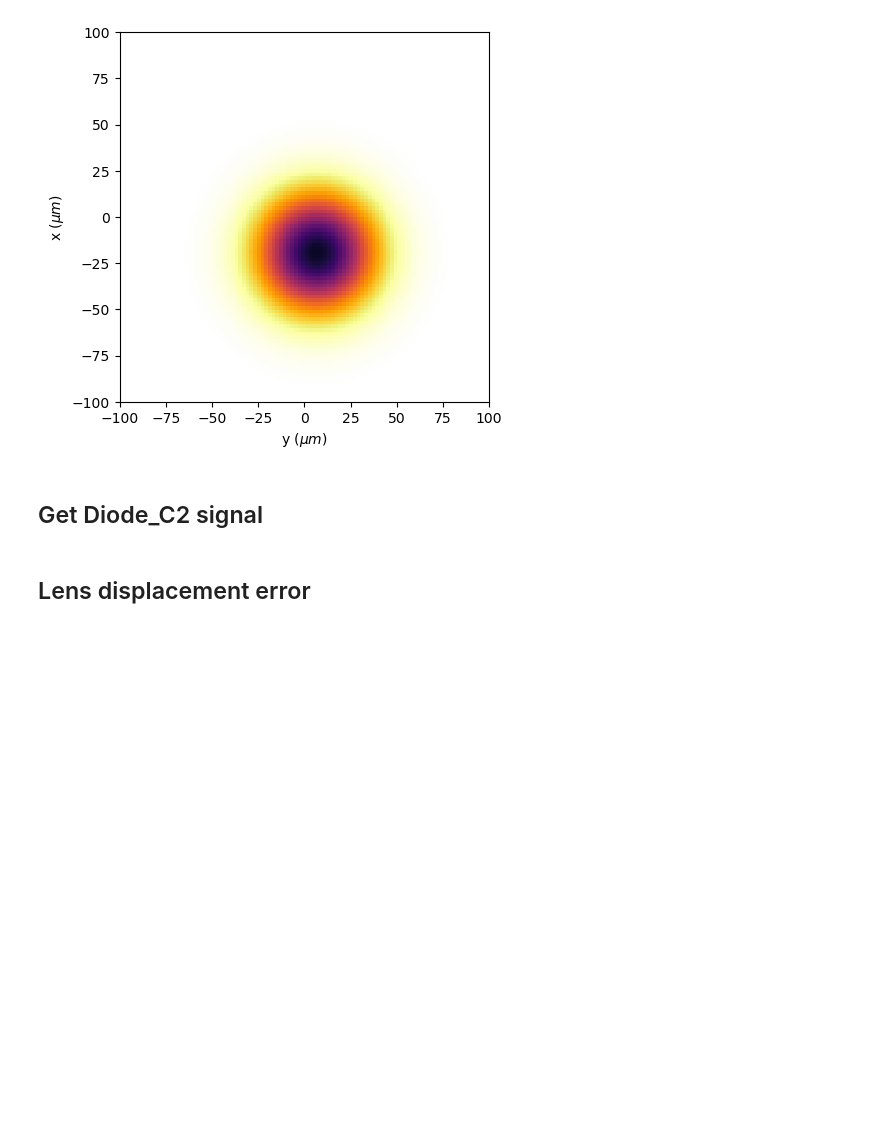
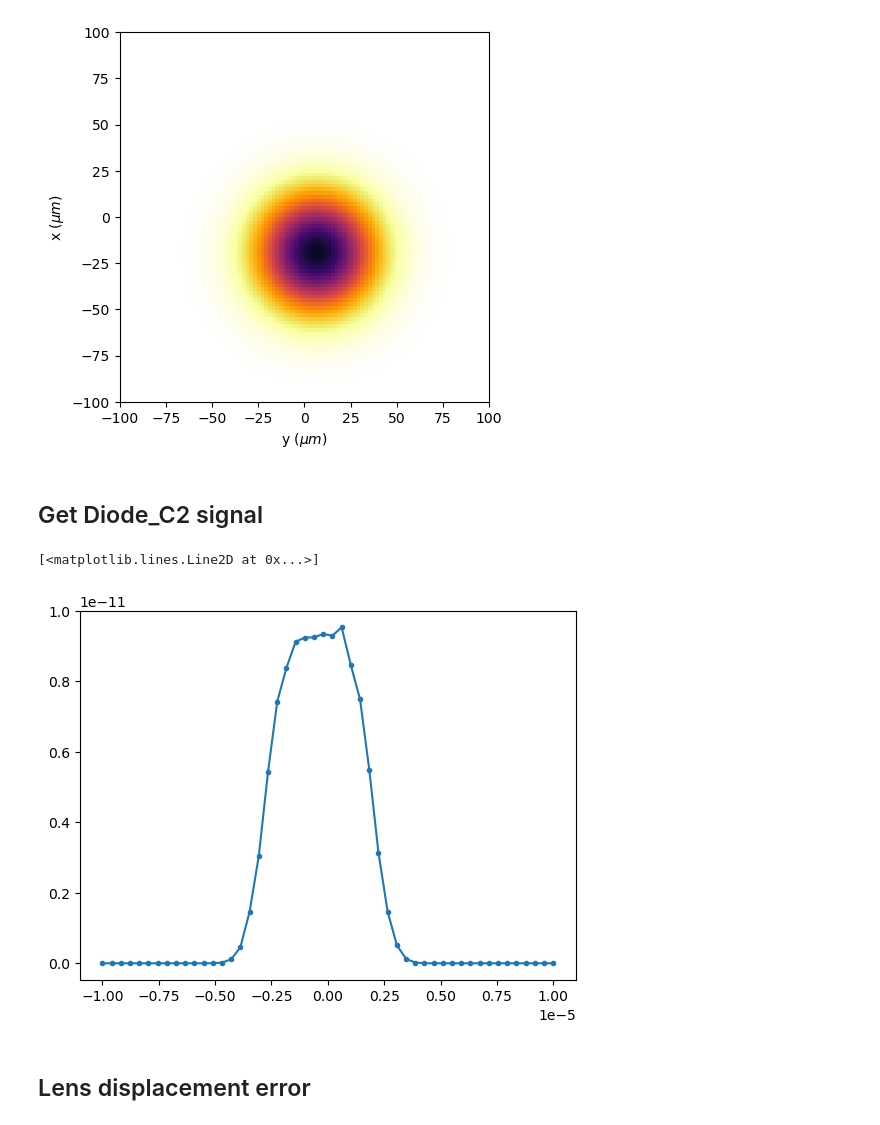
Before and after one commit to jy-tang/cavity_alignment, a Jupyter notebook: beam_profile/example/test.ipynb, the cells around one changed output. Saved outputs shown, nothing was run; the diff lists cells and outputs as text; code cells hidden in the pictures; blank space fills up the shorter version.

```diff
--- a/beam_profile/example/test.ipynb
+++ b/beam_profile/example/test.ipynb
@@ -86,6 +86,20 @@ Beam blocked!
 [figure]
 # %% [markdown]
 ## Get Diode_C2 signal
+# %%
+#non-destructive screen
+CF = cavity_profiler('../input/input.yaml')
+pmax = []
+theta_range = np.linspace(-10e-6, 10e-6, 50)
+for d in theta_range:
+    CF.recirculate(use_diodeC2 = True, dtheta2_x=d)
+    t, sig = CF.get_diodeC2_signal()
+    pmax.append(np.max(sig))
+    CF.reset()
+plt.plot(theta_range, pmax, '.-')
+# %% [output]
+[<matplotlib.lines.Line2D at 0x...>]
+[figure, added]
 # %% [markdown]
 ## Lens displacement error
 # %%
```
Also changed, not shown: parts of 3 cells of this notebook, 4 other files.
